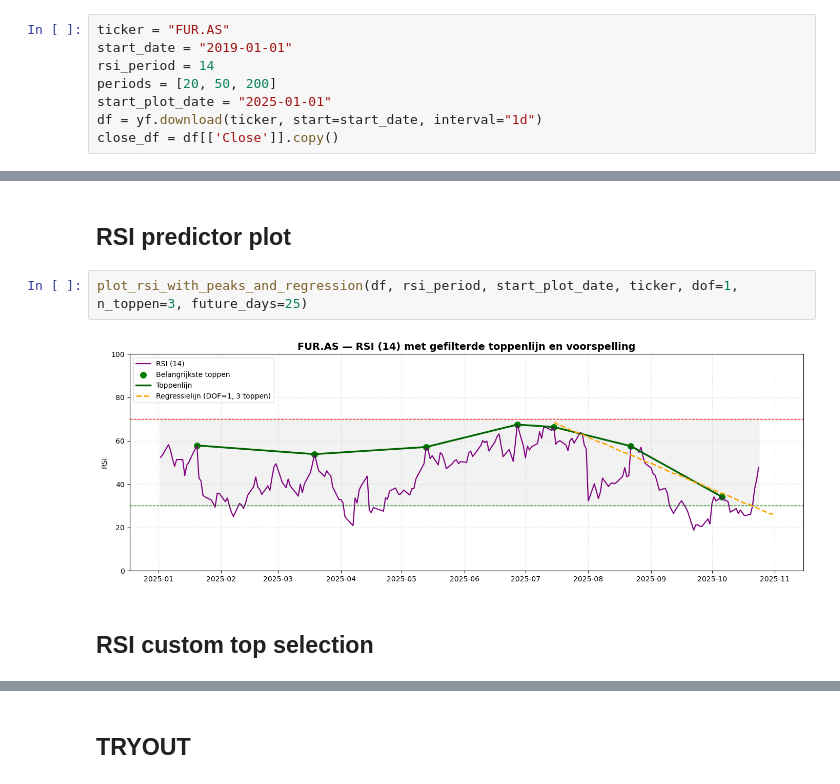
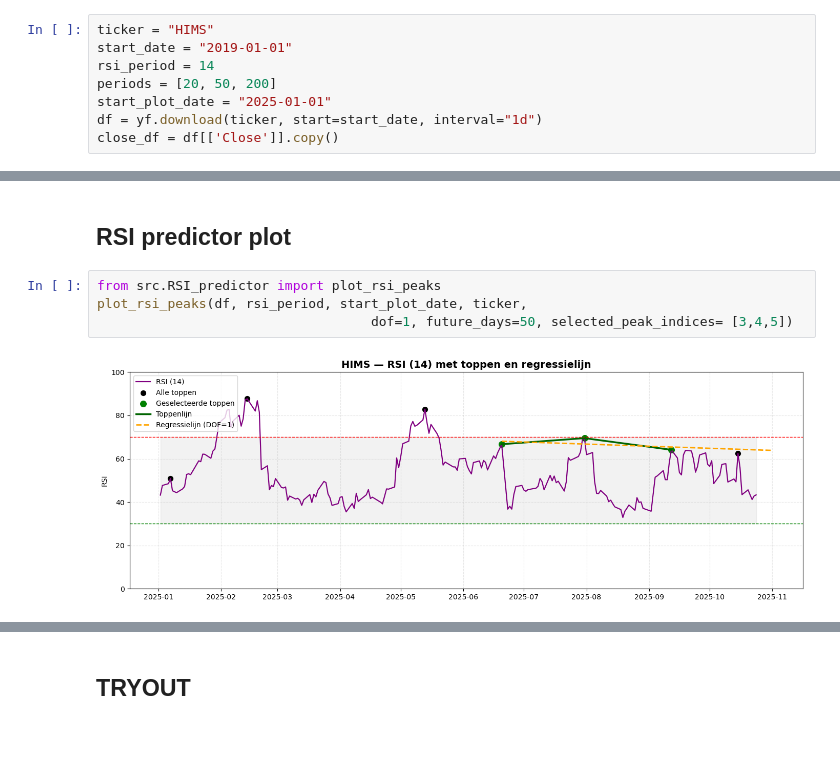
Before and after one commit to Nicootje/stock-predictor, a Jupyter notebook: notebooks/Beurs.ipynb, the cells around one changed output, grey strips where cells are left out. Drawn from its saved outputs; the diff is of its cells as text; blank space fills up the shorter version.

```diff
--- a/notebooks/Beurs.ipynb
+++ b/notebooks/Beurs.ipynb
@@ -33,7 +31,7 @@ Added project root to sys.path: c:\Users\nicov\Documents\Projects\stock-predicto
 # %% [markdown]
 ## Input Parameters
 # %%
-ticker = "FUR.AS"
+ticker = "HIMS"
 start_date = "2019-01-01"
 rsi_period = 14
 periods = [20, 50, 200]
@@ -551,8 +89,8 @@ def plot_rsi_with_peaks_and_regression(df, rsi_period, start_plot_date, ticker,
 # %% [markdown]
 ## RSI predictor plot
 # %%
-plot_rsi_with_peaks_and_regression(df, rsi_period, start_plot_date, ticker, dof=1, n_toppen=3, future_days=25)
+from src.RSI_predictor import plot_rsi_peaks
+plot_rsi_peaks(df, rsi_period, start_plot_date, ticker,
+                                   dof=1, future_days=50, selected_peak_indices= [3,4,5])
 # %% [output]
-[figure, old version]
+[figure, new version]
-# %% [markdown]
-## RSI custom top selection
```
Also changed, not shown: parts of 32 cells of this notebook, 6 other files.
